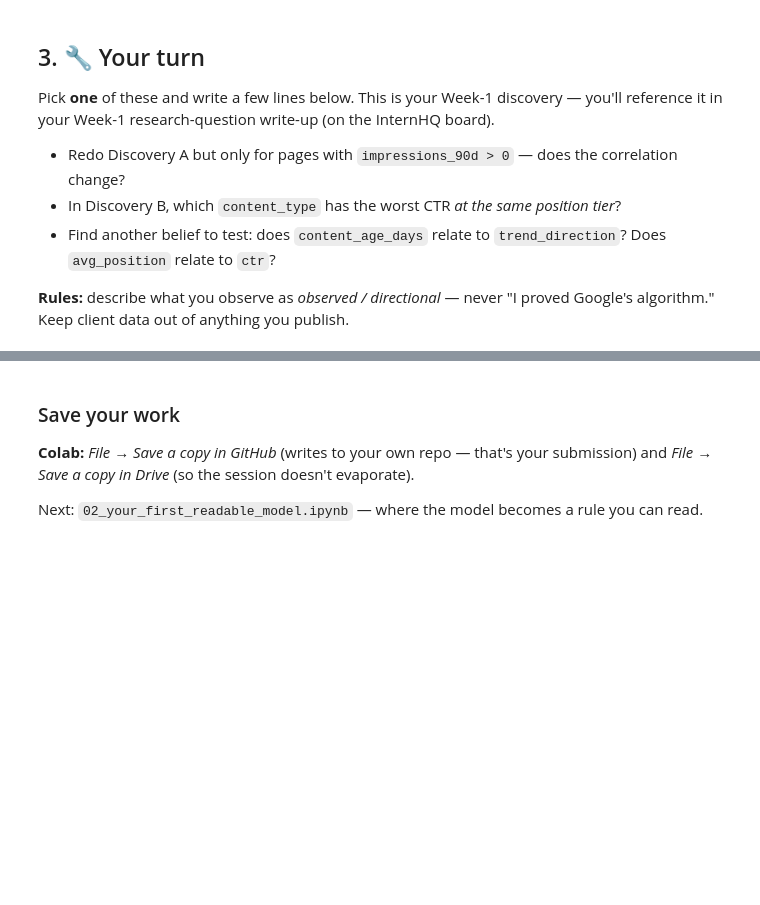
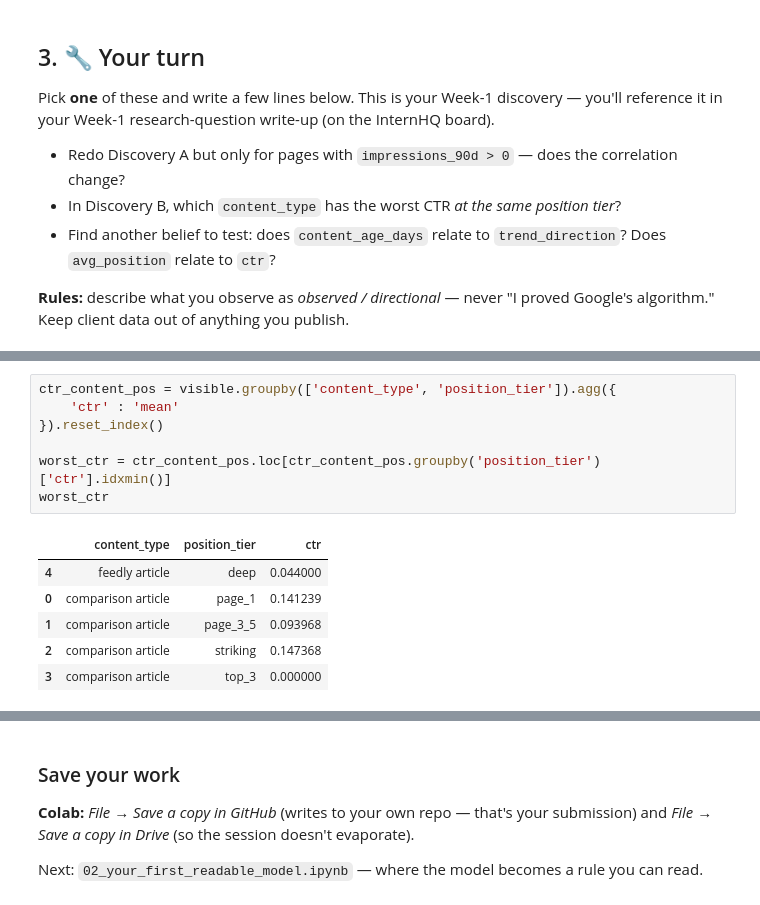
Before and after one commit to leiandrei/flyrank-ml-internship-starter, a Jupyter notebook: notebooks/01_first_look_and_discovery.ipynb, the cells around one changed output, grey strips where cells are left out. Saved outputs shown, nothing was run; the diff lists cells and outputs as text; blank space fills up the shorter version.

```diff
--- a/notebooks/01_first_look_and_discovery.ipynb
+++ b/notebooks/01_first_look_and_discovery.ipynb
@@ -101,0 +171,14 @@ Pick **one** of these and write a few lines below. This is your Week-1 discovery
+# %%
+ctr_content_pos = visible.groupby(['content_type', 'position_tier']).agg({
+    'ctr' : 'mean'
+}).reset_index()
+
+worst_ctr = ctr_content_pos.loc[ctr_content_pos.groupby('position_tier')['ctr'].idxmin()]
+worst_ctr
+# %% [output]
+|  | content_type | position_tier | ctr |
+| 4 | feedly article | deep | 0.044000 |
+| 0 | comparison article | page_1 | 0.141239 |
+| 1 | comparison article | page_3_5 | 0.093968 |
+| 2 | comparison article | striking | 0.147368 |
+| 3 | comparison article | top_3 | 0.000000 |
```
Also changed, not shown: parts of 14 cells of this notebook.
